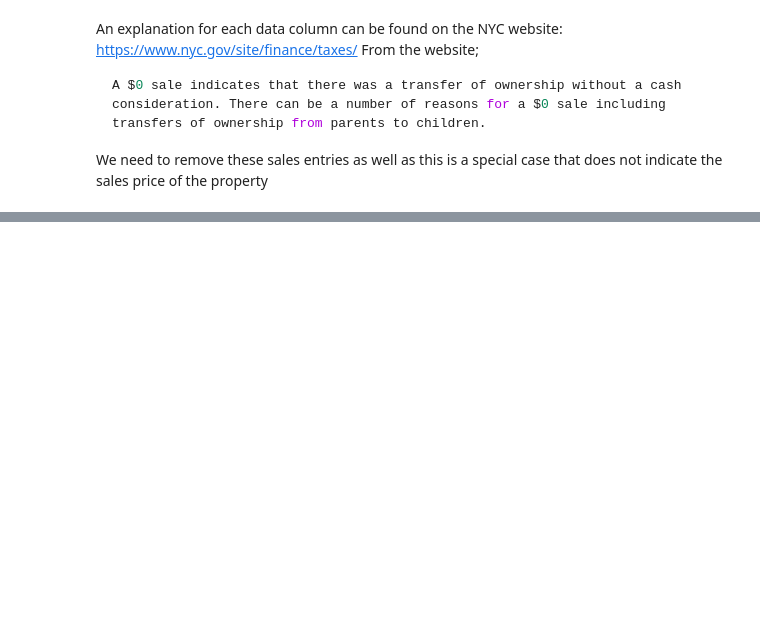
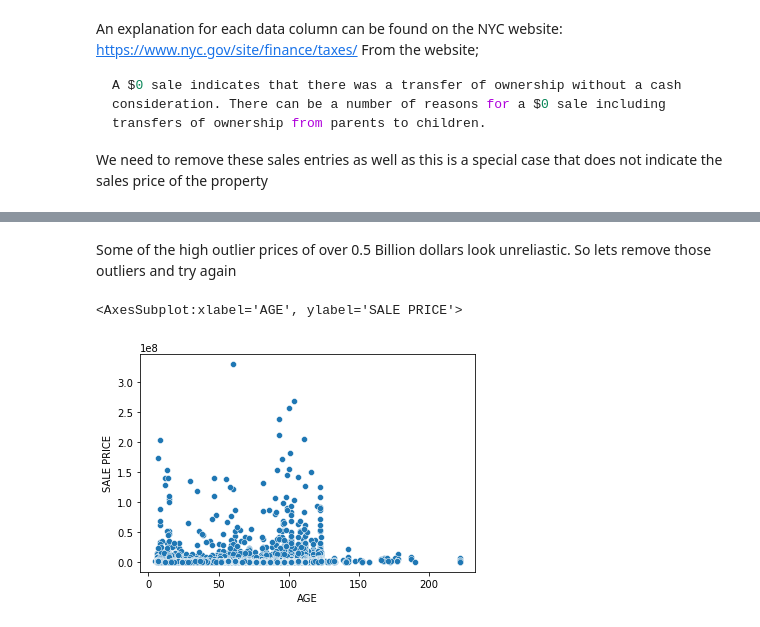
Before and after one commit to arame/MagnimindTask1, a Jupyter notebook: Task1.ipynb, the cells around one changed output, grey strips where cells are left out. Cells and saved outputs as stored; diff of their text form; code cells hidden in the pictures; blank space fills up the shorter version.

```diff
--- a/Task1.ipynb
+++ b/Task1.ipynb
@@ -169,0 +156,9 @@ corr
+# %% [markdown]
+Some of the high outlier prices of over 0.5 Billion dollars look unreliastic.
+So lets remove those outliers and try again
+# %%
+df_housing = df_housing[df_housing['SALE PRICE'] <500000000]
+sns.scatterplot(data=df_housing, x="AGE", y="SALE PRICE")
+# %% [output]
+<AxesSubplot:xlabel='AGE', ylabel='SALE PRICE'>
+[figure, added]
```
Also changed, not shown: parts of 21 cells of this notebook.
